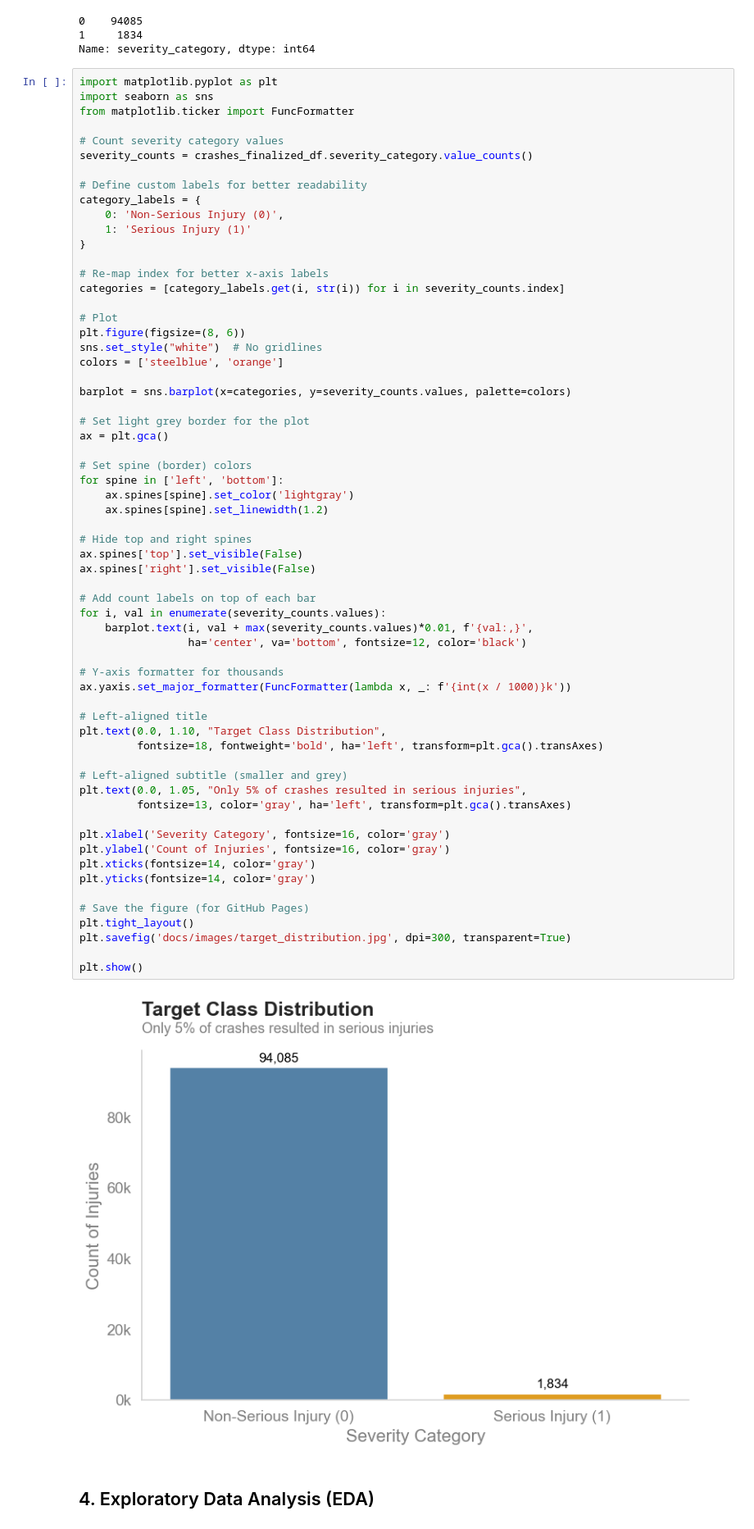
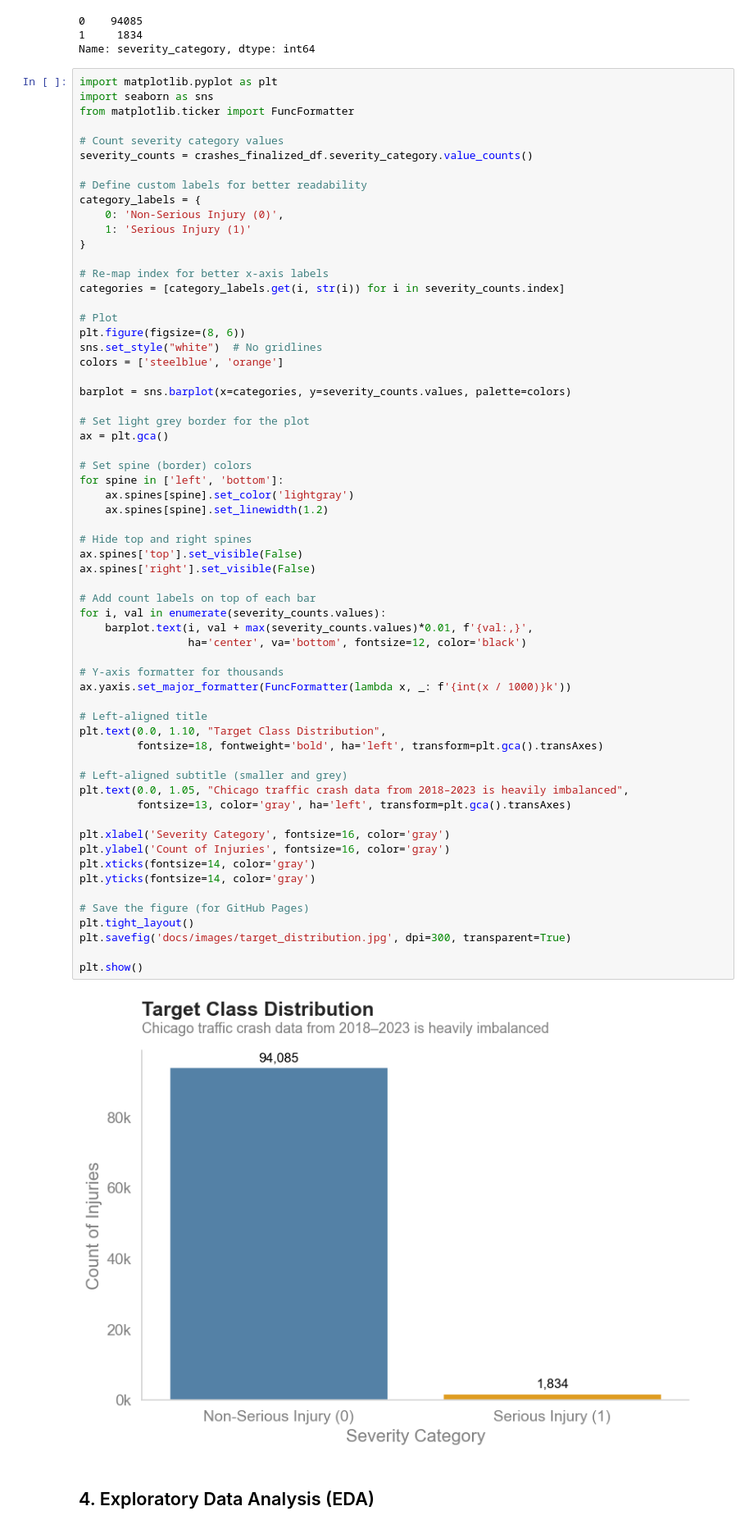
Before and after one commit to ckucewicz/traffic_crash_prediction, a Jupyter notebook: notebook.ipynb, the cells around one changed output. Shown at 82% size. Drawn from its saved outputs; the diff is of its cells as text.

```diff
--- a/notebook.ipynb
+++ b/notebook.ipynb
@@ -704,35 +704,35 @@ for spine in ['left', 'bottom']:
 # Hide top and right spines
 ax.spines['top'].set_visible(False)
 ax.spines['right'].set_visible(False)
 
 # Add count labels on top of each bar
 for i, val in enumerate(severity_counts.values):
     barplot.text(i, val + max(severity_counts.values)*0.01, f'{val:,}',
                  ha='center', va='bottom', fontsize=12, color='black')
 
 # Y-axis formatter for thousands
 ax.yaxis.set_major_formatter(FuncFormatter(lambda x, _: f'{int(x / 1000)}k'))
 
 # Left-aligned title
 plt.text(0.0, 1.10, "Target Class Distribution",
          fontsize=18, fontweight='bold', ha='left', transform=plt.gca().transAxes)
 
 # Left-aligned subtitle (smaller and grey)
-plt.text(0.0, 1.05, "Only 5% of crashes resulted in serious injuries",
+plt.text(0.0, 1.05, "Chicago traffic crash data from 2018–2023 is heavily imbalanced",
          fontsize=13, color='gray', ha='left', transform=plt.gca().transAxes)
 
 plt.xlabel('Severity Category', fontsize=16, color='gray')
 plt.ylabel('Count of Injuries', fontsize=16, color='gray')
 plt.xticks(fontsize=14, color='gray')
 plt.yticks(fontsize=14, color='gray')
 
 # Save the figure (for GitHub Pages)
 plt.tight_layout()
 plt.savefig('docs/images/target_distribution.jpg', dpi=300, transparent=True)
 
 plt.show()
 # %% [output]
-[figure, old version]
+[figure, new version]
 # %% [markdown]
 ## 4. <a name ="Exploratory-Data-Analysis"></a>Exploratory Data Analysis (EDA)
 # %% [markdown]
```
